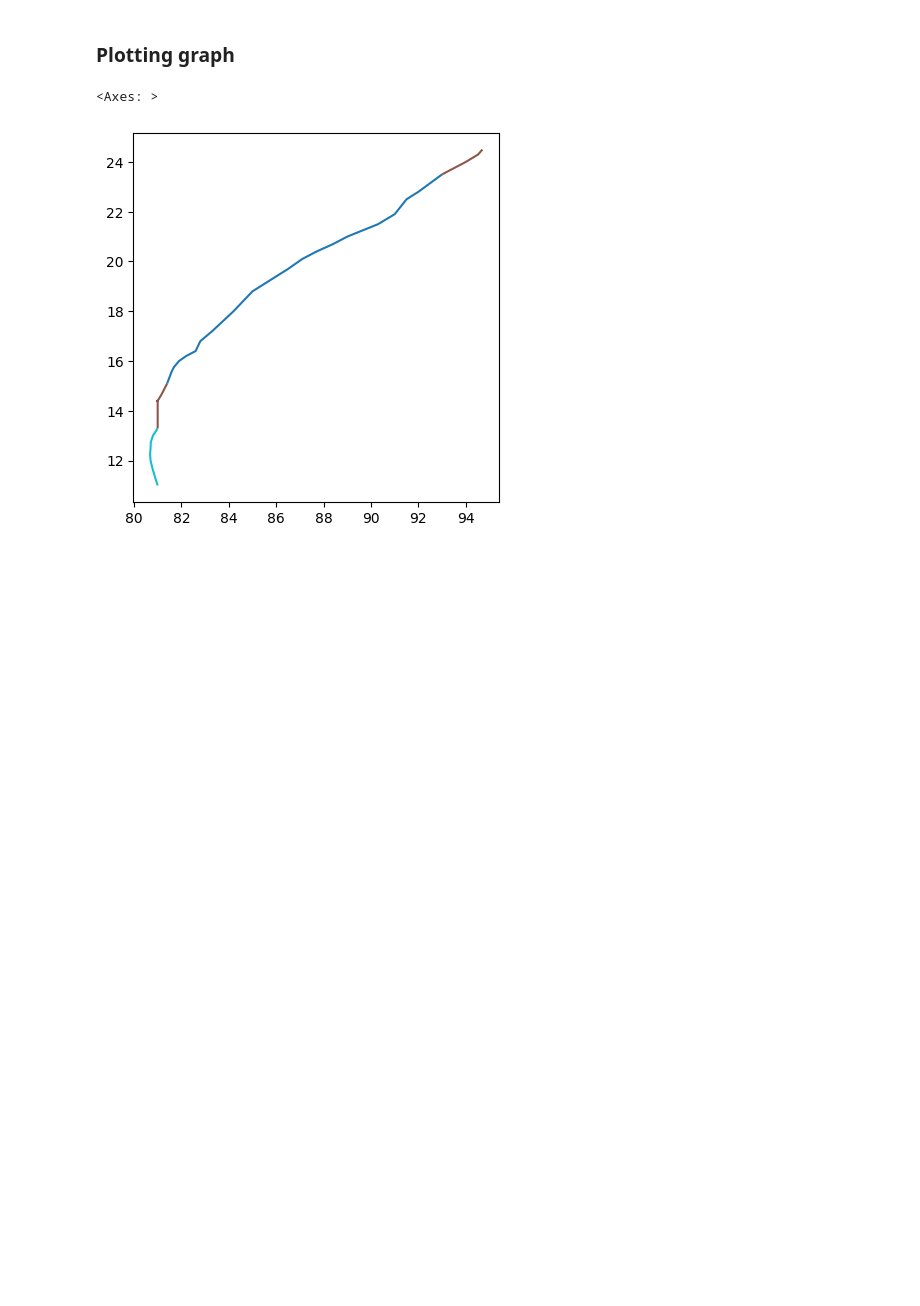
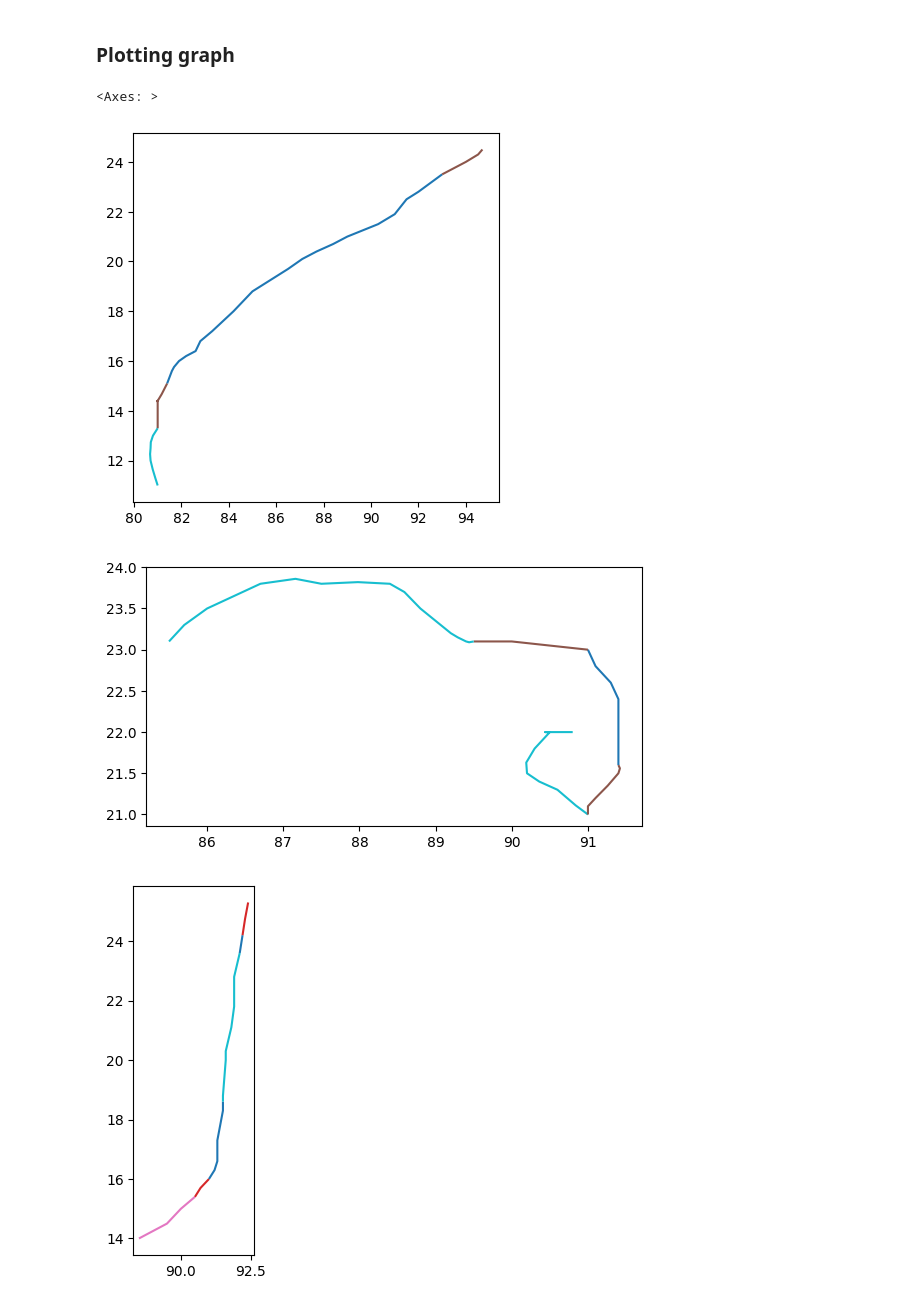
Before and after one commit to KassoumHabibou/PhD-Chapter-2, a Jupyter notebook: 00_time_line.ipynb, the cells around one changed output. Saved outputs shown, nothing was run; the diff lists cells and outputs as text; code cells hidden in the pictures; blank space fills up the shorter version.

Commit message:
data wrangling part 1

```diff
--- a/00_time_line.ipynb
+++ b/00_time_line.ipynb
@@ -265,27 +354,70 @@ dmg_mora.sort_values(by='Affected people', inplace=True, ascending=True)
 # %%
+# Create a GeoDataFrame from `path_roanu`, `path_komen`, `path_mora`, setting the geometry to points from longitude and latitude columns,
+# and specifying the coordinate reference system (CRS) as EPSG:4326 (WGS 84).
 path_roanu = gpd.GeoDataFrame(path_roanu, geometry=gpd.points_from_xy(path_roanu["NEWDELHI LON"], path_roanu["NEWDELHI LAT"]), crs="EPSG:4326")
+path_komen = gpd.GeoDataFrame(path_komen, geometry=gpd.points_from_xy(path_komen["NEWDELHI LON"], path_komen["NEWDELHI LAT"]), crs="EPSG:4326")
+path_mora = gpd.GeoDataFrame(path_mora, geometry=gpd.points_from_xy(path_mora["NEWDELHI LON"], path_mora["NEWDELHI LAT"]), crs="EPSG:4326")
+# Remove rows where the 'NEWDELHI GRADE' column has NaN values.
+path_roanu = path_roanu.dropna(subset=['NEWDELHI GRADE'], axis=0)
+path_komen = path_komen.dropna(subset=['NEWDELHI GRADE'], axis=0)
+path_mora = path_mora.dropna(subset=['NEWDELHI GRADE'], axis=0)
 
-path_roanu = path_roanu.dropna(subset=['NEWDELHI GRADE'], axis=0)
-path_roanu["Grade"]= np.where(path_roanu["NEWDELHI GRADE"]=="D","Depression (17<= W <28)",
-                        np.where(path_roanu["NEWDELHI GRADE"]=="DD", "Deep Depression (28<= W <34)",
-                                np.where(path_roanu["NEWDELHI GRADE"]=="CS","Cyclonic Storm (34<= W <48)",
-                                        np.where(path_roanu["NEWDELHI GRADE"]=="SCS","Severe Cyclonic Storm (48<= W <64)",
-                                                np.where(path_roanu["NEWDELHI GRADE"]=="VSCS","Very Severe Cyclonic Storm (64<= W <120)",
-                                                        np.where(path_roanu["NEWDELHI GRADE"]=="SCS","Super Cyclonic Storm (W >=120)", "No defini"))))))
 
-# treat each `ID` group of points as a line
-lines_roanu = path_roanu.groupby(['PART'])['geometry'].apply(lambda x:  LineString(x.tolist()))
+# Create a new column 'Grade' in `path_roanu` based on the values in the 'NEWDELHI GRADE' column,
+# mapping them to descriptive intensity categories.
+path_roanu["Grade"] = np.where(path_roanu["NEWDELHI GRADE"] == "D", "Depression (17<= W <28)",
+                        np.where(path_roanu["NEWDELHI GRADE"] == "DD", "Deep Depression (28<= W <34)",
+                                np.where(path_roanu["NEWDELHI GRADE"] == "CS", "Cyclonic Storm (34<= W <48)",
+                                        np.where(path_roanu["NEWDELHI GRADE"] == "SCS", "Severe Cyclonic Storm (48<= W <64)",
+                                                np.where(path_roanu["NEWDELHI GRADE"] == "VSCS", "Very Severe Cyclonic Storm (64<= W <120)",
+                                                        np.where(path_roanu["NEWDELHI GRADE"] == "SCS", "Super Cyclonic Storm (W >=120)", "No defini"))))))
 
-# store as a GeodataFrame and add 'ID' as a column (currently stored as the 'index')
+path_komen["Grade"] = np.where(path_komen["NEWDELHI GRADE"] == "D", "Depression (17<= W <28)",
+                        np.where(path_komen["NEWDELHI GRADE"] == "DD", "Deep Depression (28<= W <34)",
+                                np.where(path_komen["NEWDELHI GRADE"] == "CS", "Cyclonic Storm (34<= W <48)",
+                                        np.where(path_komen["NEWDELHI GRADE"] == "SCS", "Severe Cyclonic Storm (48<= W <64)",
+                                                np.where(path_komen["NEWDELHI GRADE"] == "VSCS", "Very Severe Cyclonic Storm (64<= W <120)",
+                                                        np.where(path_komen["NEWDELHI GRADE"] == "SCS", "Super Cyclonic Storm (W >=120)", "No defini"))))))
+
+path_mora["Grade"] = np.where(path_mora["NEWDELHI GRADE"] == "D", "Depression (17<= W <28)",
+                        np.where(path_mora["NEWDELHI GRADE"] == "DD", "Deep Depression (28<= W <34)",
+                                np.where(path_mora["NEWDELHI GRADE"] == "CS", "Cyclonic Storm (34<= W <48)",
+                                        np.where(path_mora["NEWDELHI GRADE"] == "SCS", "Severe Cyclonic Storm (48<= W <64)",
+                                                np.where(path_mora["NEWDELHI GRADE"] == "VSCS", "Very Severe Cyclonic Storm (64<= W <120)",
+                                                        np.where(path_mora["NEWDELHI GRADE"] == "SCS", "Super Cyclonic Storm (W >=120)", "No defini"))))))
+
+grade_palette = {'Depression (17<= W <28)': '#440154', 'Deep Depression (28<= W <34)': '#31688e', 'Cyclonic Storm (34<= W <48)' : '#35b779',
+                'Severe Cyclonic Storm (48<= W <64)': '#fde725'}
+
+# Group the GeoDataFrame by 'PART' and create a LineString for each group of points.
+# This treats each group of points as a line representing the path of the cyclone.
+lines_roanu = path_roanu.groupby(['PART'])['geometry'].apply(lambda x: LineString(x.tolist()))
+lines_komen = path_komen.groupby(['PART'])['geometry'].apply(lambda x: LineString(x.tolist()))
+lines_mora = path_mora.groupby(['PART'])['geometry'].apply(lambda x: LineString(x.tolist()))
+
+# Convert the resulting series of LineStrings into a new GeoDataFrame, keeping the same CRS.
+# The 'PART' column is added back as a regular column, not an index.
 lines_roanu = gpd.GeoDataFrame(lines_roanu, geometry='geometry', crs="EPSG:4326")
+lines_komen = gpd.GeoDataFrame(lines_komen, geometry='geometry', crs="EPSG:4326")
+lines_mora = gpd.GeoDataFrame(lines_mora, geometry='geometry', crs="EPSG:4326")
+
 lines_roanu.reset_index(inplace=True)
+lines_komen.reset_index(inplace=True)
+lines_mora.reset_index(inplace=True)
+# Create a 'Grade' column in the new GeoDataFrame by extracting the 'Grade' value from the first point
+# of each 'PART' in the original `path_roanu` DataFrame.
+lines_roanu["Grade"] = [path_roanu[path_roanu.PART == i].reset_index().loc[0, 'Grade'] for i in lines_roanu.PART.values]
+lines_komen["Grade"] = [path_komen[path_komen.PART == i].reset_index().loc[0, 'Grade'] for i in lines_komen.PART.values]
+lines_mora["Grade"] = [path_mora[path_mora.PART == i].reset_index().loc[0, 'Grade'] for i in lines_mora.PART.values]
 
-# Create the intensity colums
-lines_roanu["Grade"]=[path_roanu[path_roanu.PART==i].reset_index().loc[0,'Grade'] for i in lines_roanu.PART.values]
-
+# Plot the GeoDataFrame, coloring the lines by the 'Grade' column to visualize the intensity of each segment.
 lines_roanu.plot(column='Grade')
+lines_komen.plot(column='Grade')
+lines_mora.plot(column='Grade')
 # %% [output]
 <Axes: >
 [figure]
+[figure, added]
+[figure, added]
 # %%
 lines_roanu=lines_roanu.reset_index().sort_values(by="Grade")
```
Also changed, not shown: parts of 11 cells of this notebook, 29 other files.
